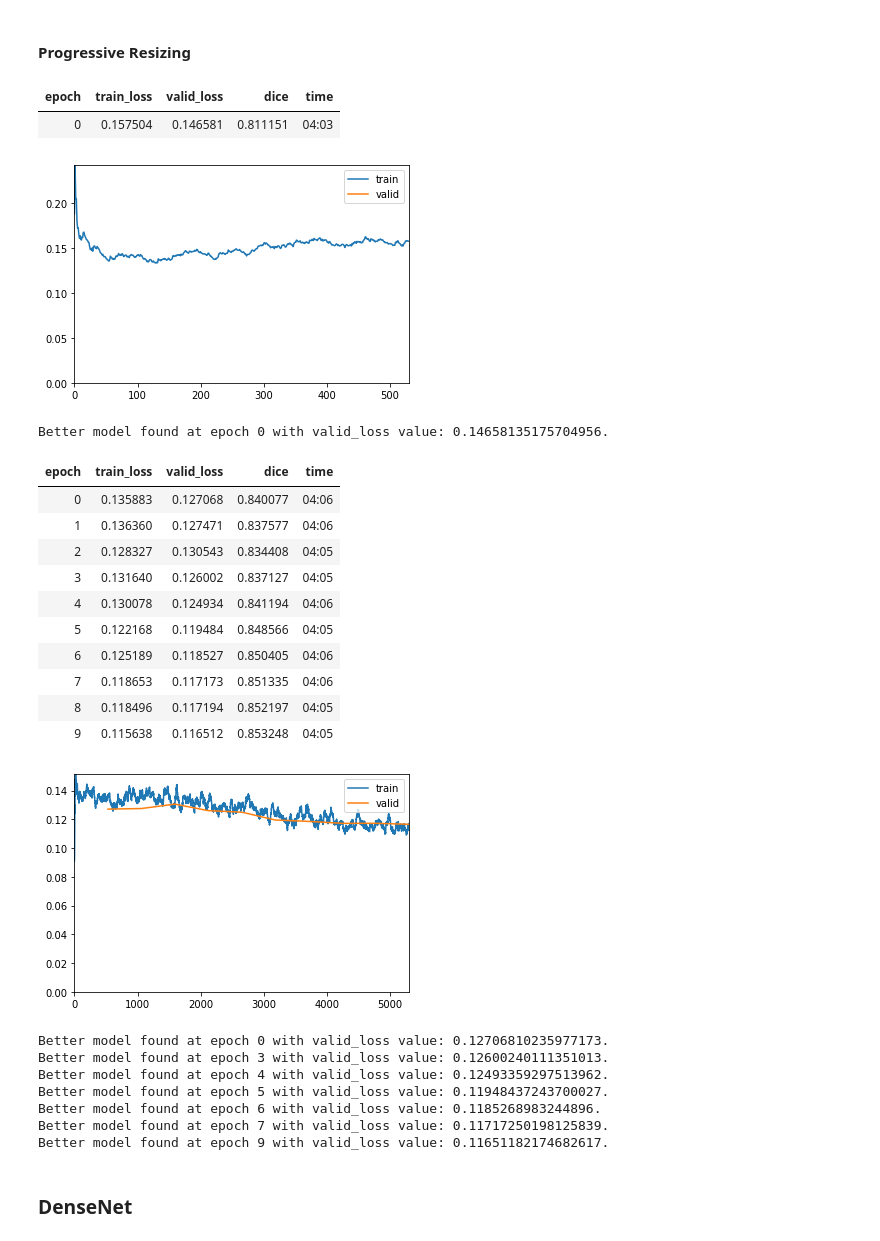
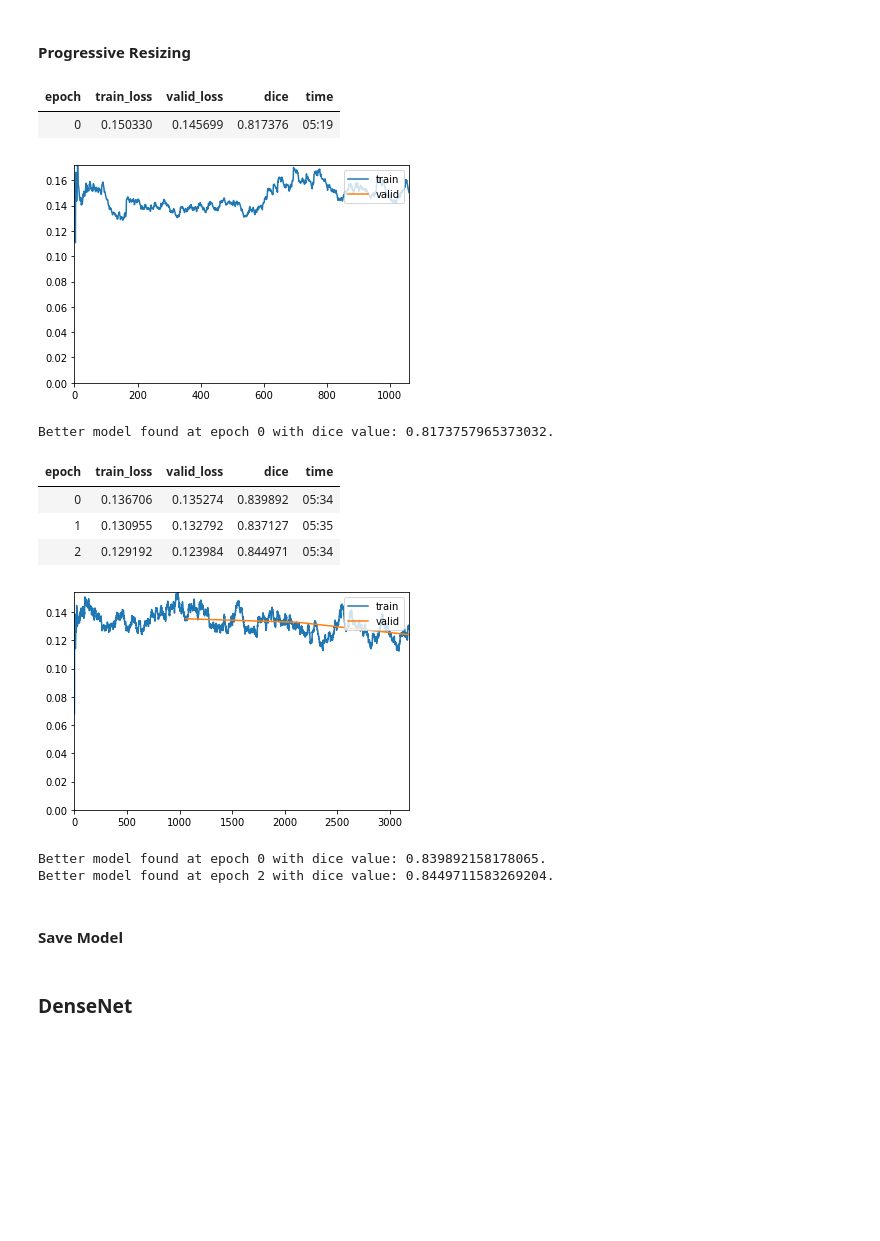
Before and after one commit to BishalLakha/PanNukeSegmentation, a Jupyter notebook: notebooks/PanNuke Binary Segmentation.ipynb, the cells around one changed output. Cells and saved outputs as stored; diff of their text form; code cells hidden in the pictures; blank space fills up the shorter version.

```diff
--- a/notebooks/PanNuke Binary Segmentation.ipynb
+++ b/notebooks/PanNuke Binary Segmentation.ipynb
@@ -276,2 +286,4 @@ learn.export(fname="./models/restnet101_final.pkl")
+# %%
+learn = unet_learner(dls, resnet50,n_out=2,metrics=Dice(),wd=1e-3,self_attention=True).to_fp16()
 # %%
 learn.fine_tune(6,cbs=callbacksFitBeforeResizing)
@@ -303,0 +297,3 @@ learn.show_results()
+# %%
+learn.load("ResNet50_best_before_resizing")
+learn.validate()
@@ -304,38 +303,29 @@ learn.show_results()
 # %% [markdown]
 #### Progressive Resizing
 # %%
-fname="ResNet50_best_after_resizing"
+fname="ResNet50_best_after_resizing_2"
 
 callbacksFitAfterResizing = [
     ShowGraphCallback(),
 #     EarlyStoppingCallback(monitor=monitor_training,comp=comp_training, patience=patience),
-    SaveModelCallback(monitor=monitor_training,comp=comp_training,every_epoch=False,fname=fname)
+    SaveModelCallback(monitor=monitor_evaluating,comp=comp_evaluating,every_epoch=False,fname=fname)
 ]
 # %%
-learn.dls = get_dls(4, 256)
+learn.dls = get_dls(2, 256)
 # %%
-learn.fine_tune(10,cbs=callbacksFitAfterResizing)
+learn.fine_tune(3,cbs=callbacksFitAfterResizing)
+# learn.fit_flat_cos(10,5e-4,cbs=callbacksFitAfterResizing)
 # %% [output]
 | epoch | train_loss | valid_loss | dice | time |
-| 0 | 0.157504 | 0.146581 | 0.811151 | 04:03 |
+| 0 | 0.150330 | 0.145699 | 0.817376 | 05:19 |
-[figure, old version]
+[figure, new version]
-Better model found at epoch 0 with valid_loss value: 0.14658135175704956.
+Better model found at epoch 0 with dice value: 0.8173757965373032.
 | epoch | train_loss | valid_loss | dice | time |
-| 0 | 0.135883 | 0.127068 | 0.840077 | 04:06 |
-| 1 | 0.136360 | 0.127471 | 0.837577 | 04:06 |
-| 2 | 0.128327 | 0.130543 | 0.834408 | 04:05 |
-| 3 | 0.131640 | 0.126002 | 0.837127 | 04:05 |
-| 4 | 0.130078 | 0.124934 | 0.841194 | 04:06 |
-| 5 | 0.122168 | 0.119484 | 0.848566 | 04:05 |
-| 6 | 0.125189 | 0.118527 | 0.850405 | 04:06 |
-| 7 | 0.118653 | 0.117173 | 0.851335 | 04:06 |
-| 8 | 0.118496 | 0.117194 | 0.852197 | 04:05 |
-| 9 | 0.115638 | 0.116512 | 0.853248 | 04:05 |
+| 0 | 0.136706 | 0.135274 | 0.839892 | 05:34 |
+| 1 | 0.130955 | 0.132792 | 0.837127 | 05:35 |
+| 2 | 0.129192 | 0.123984 | 0.844971 | 05:34 |
-[figure, old version]
+[figure, new version]
-Better model found at epoch 0 with valid_loss value: 0.12706810235977173.
-Better model found at epoch 3 with valid_loss value: 0.12600240111351013.
-Better model found at epoch 4 with valid_loss value: 0.12493359297513962.
-Better model found at epoch 5 with valid_loss value: 0.11948437243700027.
-Better model found at epoch 6 with valid_loss value: 0.1185268983244896.
-Better model found at epoch 7 with valid_loss value: 0.11717250198125839.
-Better model found at epoch 9 with valid_loss value: 0.11651182174682617.
+Better model found at epoch 0 with dice value: 0.839892158178065.
+Better model found at epoch 2 with dice value: 0.8449711583269204.
+# %% [markdown]
+#### Save Model
```
Also changed, not shown: parts of 8 cells of this notebook.
